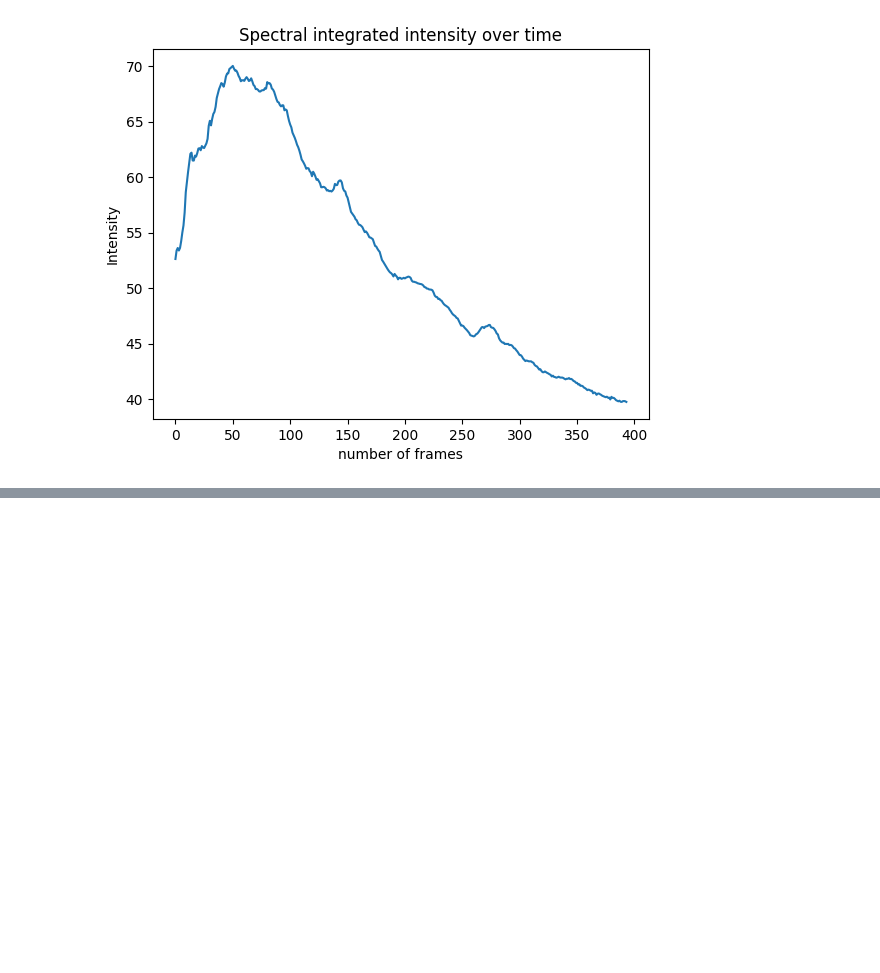
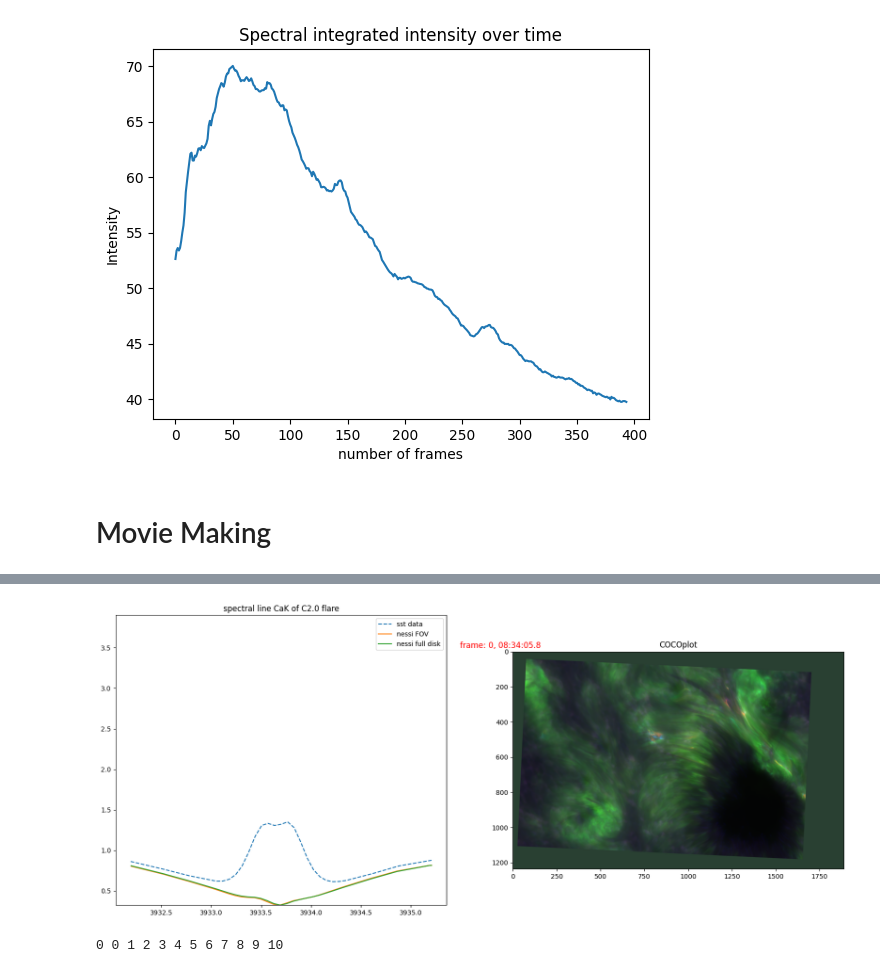
Before and after one commit to demichieldewilde/solar-flares, a Jupyter notebook: data/2017-09-06/saas_2017_CaK.ipynb, the cells around one changed output, grey strips where cells are left out. Cells and saved outputs as stored; diff of their text form; code cells hidden in the pictures; blank space fills up the shorter version.

```diff
--- a/data/2017-09-06/saas_2017_CaK.ipynb
+++ b/data/2017-09-06/saas_2017_CaK.ipynb
@@ -255,3 +257,14 @@ The areafactor for THis flare is 0.0008723344738709882 compared to 60**2/np.pi/9
 However normaly this should be alike and since the gauge is bij the Quiet sun, the conversion should be oké.
 Percentage: 70.1%.
 [figure]
+# %% [markdown]
+# Movie Making
+# %%
+# fill in here all arguments
+theor_line = theor_line
+sst_data = CaK
+name_of_flare = "X9.3"
+name_of_line = "CaK"
+
+un.Movie_making(theor_line, sst_data, name_of_flare, name_of_line)
+# %% [output]
@@ -257,0 +272,2 @@ Percentage: 70.1%.
+[figure, added]
+0 0 1 2 3 4 5 6 7 8 9 10
```
Also changed, not shown: parts of 2 cells of this notebook, 18 other files.
